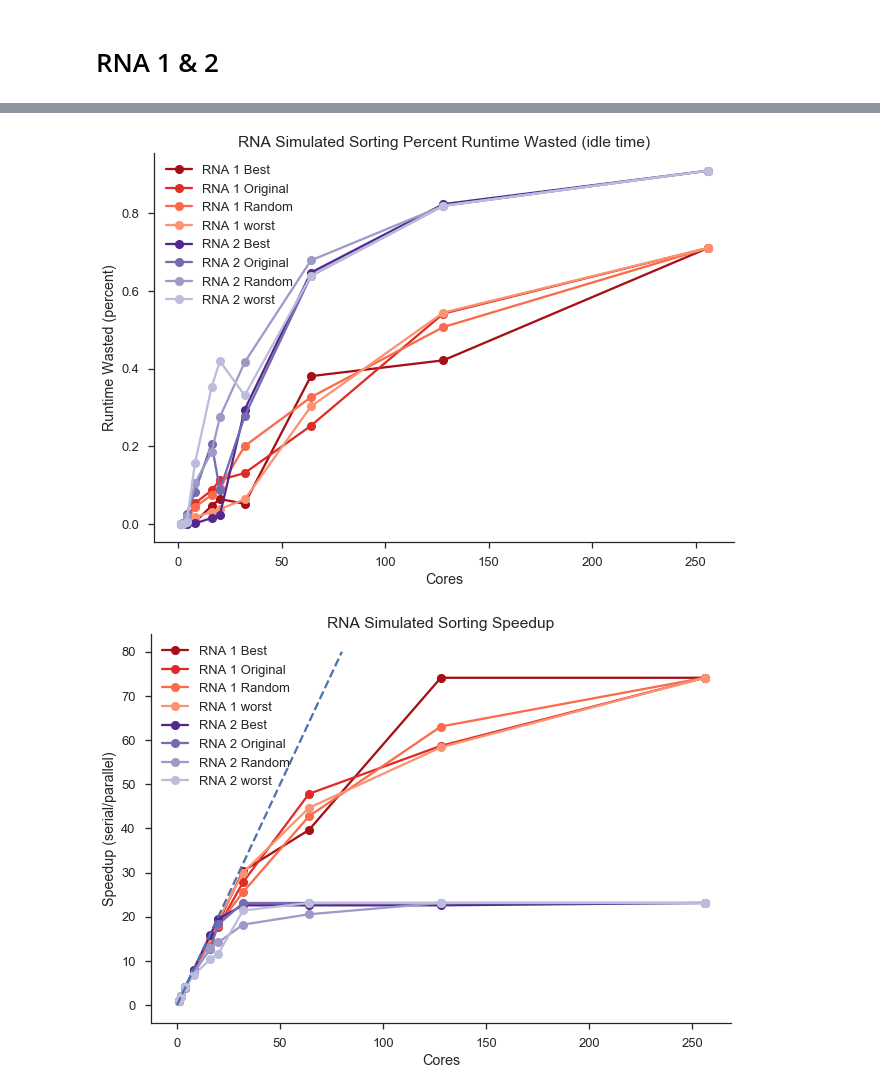
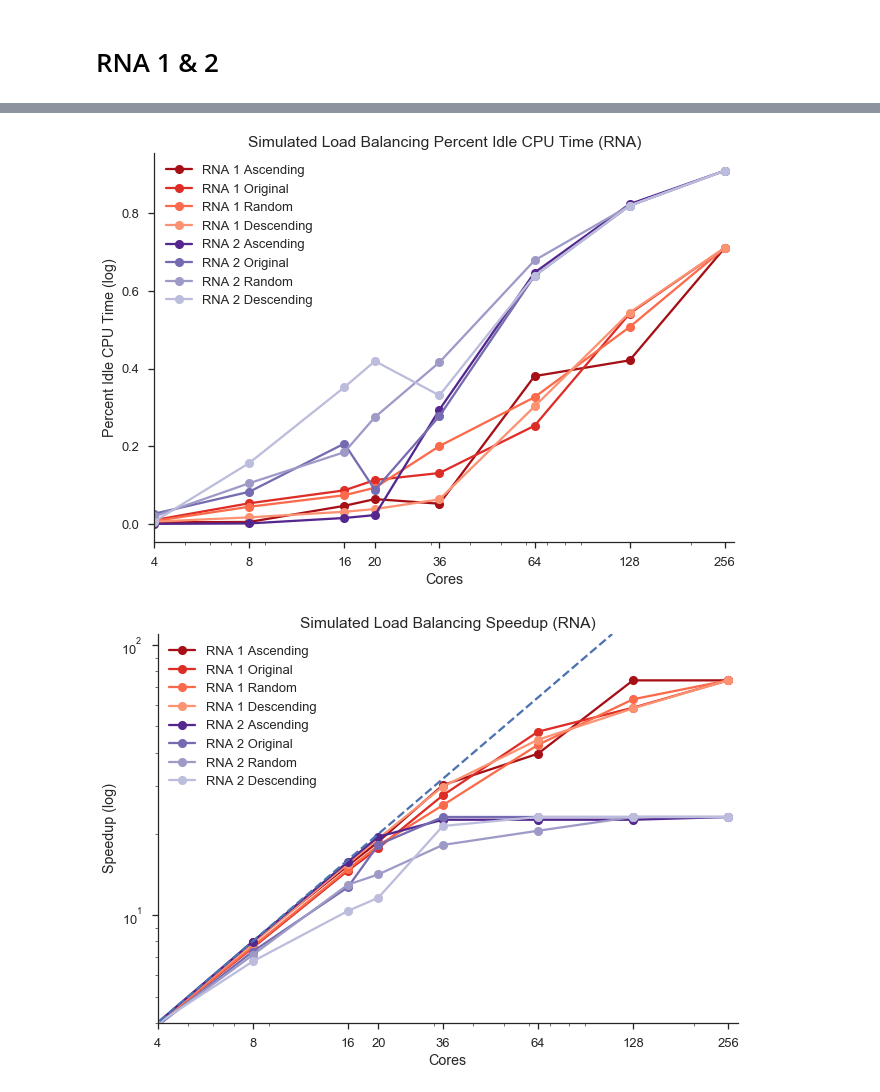
Before and after one commit to AndrewPaulLund/cs205project, a Jupyter notebook: notebooks/simulation_load_balance_plots.ipynb, the cells around one changed output, grey strips where cells are left out. Saved outputs shown, nothing was run; the diff lists cells and outputs as text; code cells hidden in the pictures.

```diff
--- a/notebooks/simulation_load_balance_plots.ipynb
+++ b/notebooks/simulation_load_balance_plots.ipynb
@@ -157,75 +127,83 @@ r1.head(10), r2.head(10)
 # %%
-#separate cases
+#separate cases (10 rows per case)
 #RNA1
-r1_best = r1.iloc[0:10].sort_values(by=['cores'])
+r1_ascending = r1.iloc[0:10].sort_values(by=['cores'])
 r1_original = r1.iloc[10:20].sort_values(by=['cores'])
 r1_random = r1.iloc[20:30].sort_values(by=['cores'])
-r1_worst = r1.iloc[30:40].sort_values(by=['cores'])
+r1_descending = r1.iloc[30:40].sort_values(by=['cores'])
 
 #RNA2
-r2_best = r2.iloc[0:10].sort_values(by=['cores'])
+r2_ascending = r2.iloc[0:10].sort_values(by=['cores'])
 r2_original = r2.iloc[10:20].sort_values(by=['cores'])
 r2_random = r2.iloc[20:30].sort_values(by=['cores'])
-r2_worst = r2.iloc[30:40].sort_values(by=['cores'])
+r2_descending = r2.iloc[30:40].sort_values(by=['cores'])
 
 #speedup
 #RNA1
-r1_best_speedup = [r1_best.iloc[0]['total_time']/p for p in r1_best['total_time']]
+r1_ascending_speedup = [r1_ascending.iloc[0]['total_time']/p for p in r1_ascending['total_time']]
 r1_original_speedup = [r1_original.iloc[0]['total_time']/p for p in r1_original['total_time']]
 r1_random_speedup = [r1_random.iloc[0]['total_time']/p for p in r1_random['total_time']]
-r1_worst_speedup = [r1_worst.iloc[0]['total_time']/p for p in r1_worst['total_time']]
+r1_descending_speedup = [r1_descending.iloc[0]['total_time']/p for p in r1_descending['total_time']]
 
 #RNA2
-r2_best_speedup = [r2_best.iloc[0]['total_time']/p for p in r2_best['total_time']]
+r2_ascending_speedup = [r2_ascending.iloc[0]['total_time']/p for p in r2_ascending['total_time']]
 r2_original_speedup = [r2_original.iloc[0]['total_time']/p for p in r2_original['total_time']]
 r2_random_speedup = [r2_random.iloc[0]['total_time']/p for p in r2_random['total_time']]
-r2_worst_speedup = [r2_worst.iloc[0]['total_time']/p for p in r2_worst['total_time']]
+r2_descending_speedup = [r2_descending.iloc[0]['total_time']/p for p in r2_descending['total_time']]
 # %%
 #plot %wasted vs. cores for simulated sorting
 #RNA1
-plt.plot(cores, r1_best['%_wasted'], '-o', c ='#a50f15', label='RNA 1 Best')
+plt.plot(cores, r1_ascending['%_wasted'], '-o', c ='#a50f15', label='RNA 1 Ascending')
 plt.plot(cores, r1_original['%_wasted'], '-o', c ='#de2d26', label='RNA 1 Original')
 plt.plot(cores, r1_random['%_wasted'], '-o', c ='#fb6a4a', label='RNA 1 Random')
-plt.plot(cores, r1_worst['%_wasted'], '-o', c ='#fc9272', label='RNA 1 worst')
+plt.plot(cores, r1_descending['%_wasted'], '-o', c ='#fc9272', label='RNA 1 Descending')
 
 #DNA2
-plt.plot(cores, r2_best['%_wasted'], '-o', c ='#54278f', label='RNA 2 Best')
+plt.plot(cores, r2_ascending['%_wasted'], '-o', c ='#54278f', label='RNA 2 Ascending')
 plt.plot(cores, r2_original['%_wasted'], '-o', c ='#756bb1', label='RNA 2 Original')
 plt.plot(cores, r2_random['%_wasted'], '-o', c ='#9e9ac8', label='RNA 2 Random')
-plt.plot(cores, r2_worst['%_wasted'], '-o', c ='#bcbddc', label='RNA 2 worst')
+plt.plot(cores, r2_descending['%_wasted'], '-o', c ='#bcbddc', label='RNA 2 Descending')
 
-#labels
-plt.title('RNA Simulated Sorting Percent Runtime Wasted (idle time)')
+#labels & axes
+plt.title('Simulated Load Balancing Percent Idle CPU Time (RNA)')
 plt.xlabel('Cores')
-plt.ylabel('Runtime Wasted (percent)')
+plt.ylabel('Percent Idle CPU Time (log)')
 plt.legend(loc = 'upper left')
+plt.xscale('log')
+plt.xticks([1, 2, 4, 8, 16, 20, 32, 64, 128, 256], ('1','2','4','8','16','20','36','64','128','256'))
+plt.xlim([4, 275])
 sns.despine();
 # %% [output]
-[figure, old version]
+[figure, new version]
 # %%
 #plot speedup vs. cores for simulated sorting
 #RNA1
-plt.plot(cores, r1_best_speedup, '-o', c ='#a50f15', label='RNA 1 Best')
+plt.plot(cores, r1_ascending_speedup, '-o', c ='#a50f15', label='RNA 1 Ascending')
 plt.plot(cores, r1_original_speedup, '-o', c ='#de2d26', label='RNA 1 Original')
 plt.plot(cores, r1_random_speedup, '-o', c ='#fb6a4a', label='RNA 1 Random')
-plt.plot(cores, r1_worst_speedup, '-o', c ='#fc9272', label='RNA 1 worst')
+plt.plot(cores, r1_descending_speedup, '-o', c ='#fc9272', label='RNA 1 Descending')
 
 #RNA2
-plt.plot(cores, r2_best_speedup, '-o', c ='#54278f', label='RNA 2 Best')
+plt.plot(cores, r2_ascending_speedup, '-o', c ='#54278f', label='RNA 2 Ascending')
 plt.plot(cores, r2_original_speedup, '-o', c ='#756bb1', label='RNA 2 Original')
 plt.plot(cores, r2_random_speedup, '-o', c ='#9e9ac8', label='RNA 2 Random')
-plt.plot(cores, r2_worst_speedup, '-o', c ='#bcbddc', label='RNA 2 worst')
+plt.plot(cores, r2_descending_speedup, '-o', c ='#bcbddc', label='RNA 2 Descending')
 
 # add diagonal line
-x = [0, 80]
-y = [0, 80]
+x = [0, 110]
+y = [0, 110]
 plt.plot(x, y, '--')
 
-#labels
-plt.title('RNA Simulated Sorting Speedup')
+#labels & axes
+plt.title('Simulated Load Balancing Speedup (RNA)')
 plt.xlabel('Cores')
-plt.ylabel('Speedup (serial/parallel)')
+plt.ylabel('Speedup (log)')
 plt.legend(loc = 'upper left')
+plt.xscale('log')
+plt.xticks([1, 2, 4, 8, 16, 20, 32, 64, 128, 256], ('1','2','4','8','16','20','36','64','128','256'))
+plt.yscale('log')
+plt.xlim([4,275])
+plt.ylim([4,110])
 sns.despine();
 # %% [output]
-[figure, old version]
+[figure, new version]
```
Also changed, not shown: parts of 8 cells of this notebook, 15 other files.
